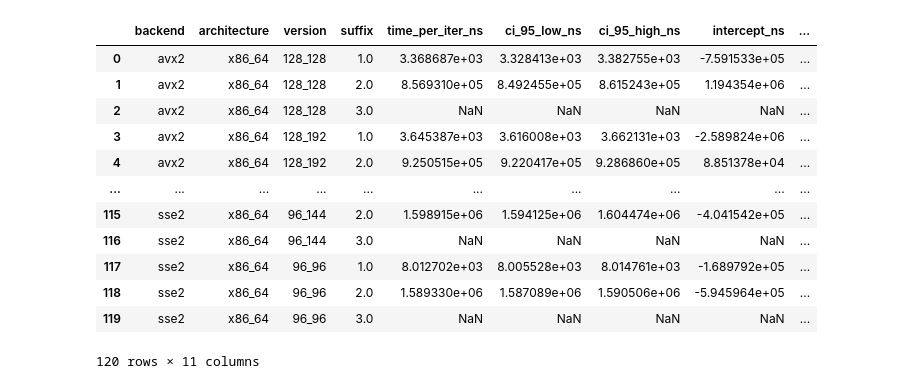
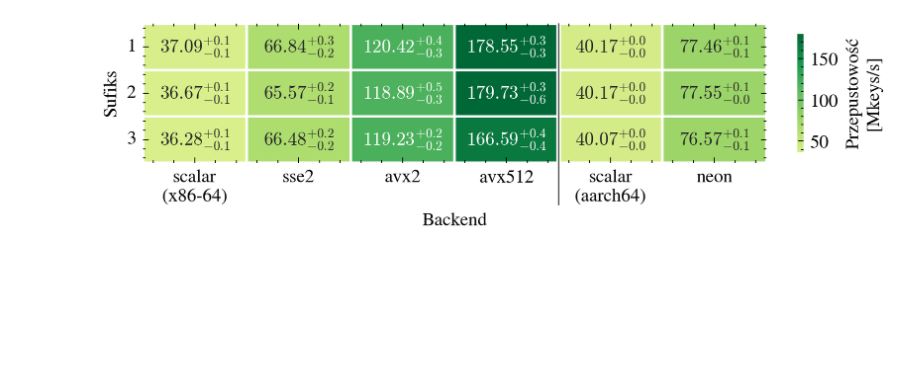
Before and after one commit to jan-chojnacki/SpeckProbe, a Jupyter notebook: analysis/notebooks/criterion.ipynb, the cells around one changed output. Saved outputs shown, nothing was run; the diff lists cells and outputs as text; code cells hidden in the pictures; blank space fills up the shorter version.

```diff
--- a/analysis/notebooks/criterion.ipynb
+++ b/analysis/notebooks/criterion.ipynb
@@ -310,17 +327,3 @@ print(engine_x86)
 # %%
 engine_reg_x86 = regression(engine_x86, ['backend', 'architecture', 'version', 'suffix'])
-engine_reg_x86
+engine_reg_aarch64 = regression(engine_aarch64, ['backend', 'architecture', 'version', 'suffix'])
-# %% [output]
-|  | backend | architecture | version | suffix | time_per_iter_ns | ci_95_low_ns | ci_95_high_ns | intercept_ns | ... |
-| 0 | avx2 | x86_64 | 128_128 | 1.0 | 3.368687e+03 | 3.328413e+03 | 3.382755e+03 | -7.591533e+05 | ... |
-| 1 | avx2 | x86_64 | 128_128 | 2.0 | 8.569310e+05 | 8.492455e+05 | 8.615243e+05 | 1.194354e+06 | ... |
-| 2 | avx2 | x86_64 | 128_128 | 3.0 | NaN | NaN | NaN | NaN | ... |
-| 3 | avx2 | x86_64 | 128_192 | 1.0 | 3.645387e+03 | 3.616008e+03 | 3.662131e+03 | -2.589824e+06 | ... |
-| 4 | avx2 | x86_64 | 128_192 | 2.0 | 9.250515e+05 | 9.220417e+05 | 9.286860e+05 | 8.851378e+04 | ... |
-| ... | ... | ... | ... | ... | ... | ... | ... | ... | ... |
-| 115 | sse2 | x86_64 | 96_144 | 2.0 | 1.598915e+06 | 1.594125e+06 | 1.604474e+06 | -4.041542e+05 | ... |
-| 116 | sse2 | x86_64 | 96_144 | 3.0 | NaN | NaN | NaN | NaN | ... |
-| 117 | sse2 | x86_64 | 96_96 | 1.0 | 8.012702e+03 | 8.005528e+03 | 8.014761e+03 | -1.689792e+05 | ... |
-| 118 | sse2 | x86_64 | 96_96 | 2.0 | 1.589330e+06 | 1.587089e+06 | 1.590506e+06 | -5.945964e+05 | ... |
-| 119 | sse2 | x86_64 | 96_96 | 3.0 | NaN | NaN | NaN | NaN | ... |
-120 rows × 11 columns
@@ -326,0 +402,54 @@ engine_reg_x86
+# %%
+def plot_engine_heatmap_combined(reg_specs, filename, width):
+    val, up, dn = make_engine_combined_mean(reg_specs)
+
+    annot = np.empty(val.shape, dtype=object)
+    for i in range(val.shape[0]):
+        for j in range(val.shape[1]):
+            v = val.iloc[i, j]
+            u, d_ = up.iloc[i, j], dn.iloc[i, j]
+            if pd.isna(v):
+                annot[i, j] = ""
+            elif pd.isna(u) or pd.isna(d_):
+                annot[i, j] = rf"${v:.2f}$"
+            else:
+                annot[i, j] = rf"${v:.2f}^{{+{u:.1f}}}_{{-{d_:.1f}}}$"
+
+    with plt.style.context(['science', 'no-latex', 'bright']):
+        fig, ax = plt.subplots(figsize=(width, FIG_HEIGHT_6), layout='constrained')
+
+        sns.heatmap(
+            val,
+            ax=ax,
+            cmap='RdYlGn',
+            center=0,
+            annot=annot,
+            fmt='',
+            linewidths=1.0,
+            cbar_kws={'label': 'Przepustowość\n[Mkeys/s]', 'shrink': 0.85},
+        )
+
+        ax.axvline(x=4, color='white', linewidth=2.5)
+        ax.plot([4, 4], [0, val.shape[0] + 0.9], color='black', linewidth=0.5,
+                clip_on=False, zorder=5)
+
+        ax.set_xlabel('Backend')
+        ax.set_ylabel('Sufiks')
+
+        plt.setp(ax.get_xticklabels(), rotation=0)
+        plt.setp(ax.get_yticklabels(), rotation=0)
+
+        plt.savefig(f'../svg/{filename}', facecolor='white')
+        plt.show()
+
+
+plot_engine_heatmap_combined(
+    [
+        (engine_reg_x86, ['scalar', 'sse2', 'avx2', 'avx512'], 'x86-64'),
+        (engine_reg_aarch64, ['scalar', 'neon'], 'aarch64'),
+    ],
+    'engine_pivot_backend_heatmap_combined.svg',
+    FIG_WIDTH,
+)
+# %% [output]
+[figure, added]
```
Also changed, not shown: parts of 12 cells of this notebook.
